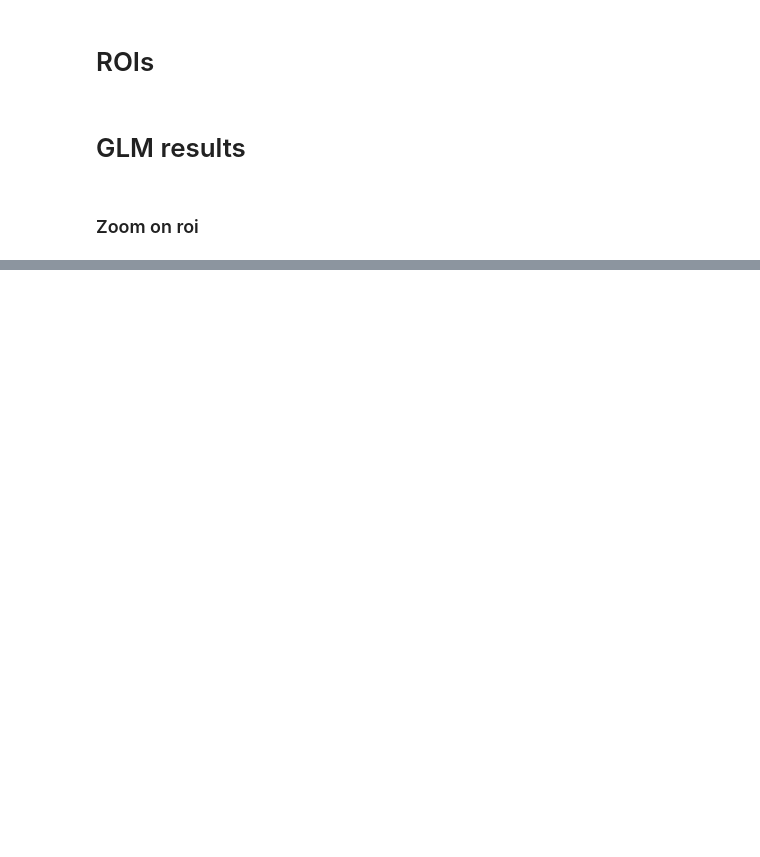
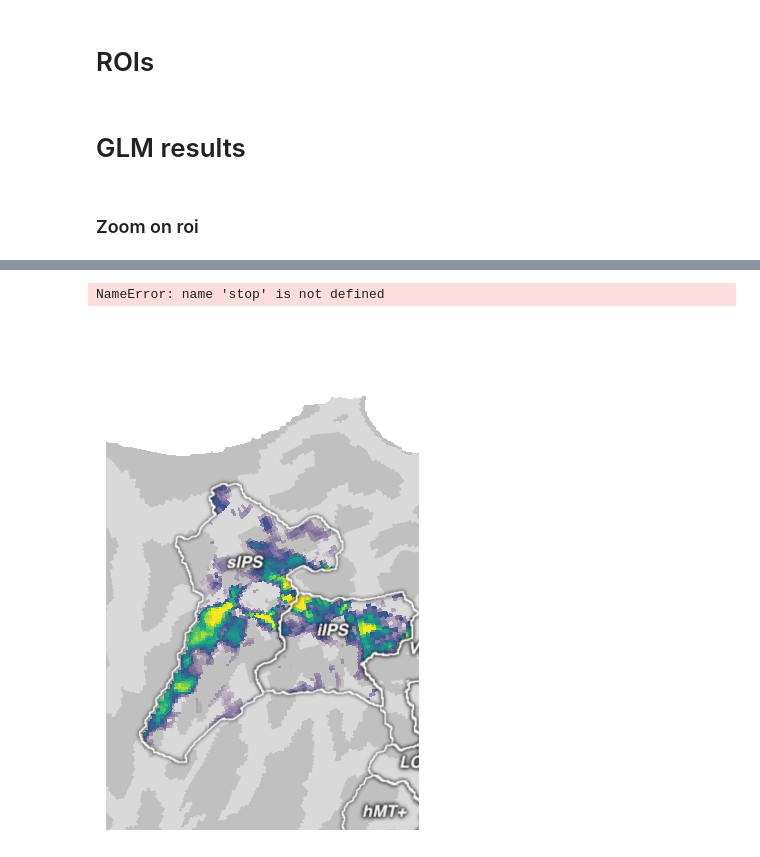
Before and after one commit to mszinte/pRF_analysis, a Jupyter notebook: RetinoMaps/dev/Paper/pycortex_plots.ipynb, the cells around one changed output, grey strips where cells are left out. Cells and saved outputs as stored; diff of their text form; code cells hidden in the pictures; blank space fills up the shorter version.

Commit message:
working on figures notebooks

```diff
--- a/RetinoMaps/dev/Paper/pycortex_plots.ipynb
+++ b/RetinoMaps/dev/Paper/pycortex_plots.ipynb
@@ -44,8 +55,8 @@ port_num = 25000
 # %% [markdown]
 ## Zoom on ROI
 # %%
-prf_task_name = analysis_info['prf_task_name']
+prf_task_name = analysis_info['prf_task_names'][0]
 maps_names_css = analysis_info['maps_names_css']
 maps_names_pcm = analysis_info['maps_names_pcm']
 maps_names_css_stats = analysis_info['maps_names_css_stats']
-alpha_range = analysis_info["alpha_range"]
+alpha_range = analysis_info["flatmap_alpha_range"]
@@ -294,7 +316,9 @@ pycortex_subject = 'sub-170k'
 save_svg = False
 
 rois_dir = "{}/{}/derivatives/pp_data/{}/{}/rois".format(main_dir, project_dir, subject,format_)
-roi_fn = '{}/{}_rois.dtseries.nii'.format(rois_dir, subject)
+roi_fn = '{}/{}_{}_{}_{}_{}.dtseries.nii'.format(rois_dir, subject,
+                                          preproc_prep, filtering,
+                                          normalization, rois_method_format)
 results = load_surface_pycortex(brain_fn=roi_fn)
 roi_mat = results['data_concat']
 # %%
@@ -419,17 +451,17 @@ for zoom, cfg in zooms.items():
 # GLM results
 # %% [markdown]
 ### Zoom on roi
+# %%
+# Settings
+pycortex_subject = 'sub-hcp1.6mm'
+format_ = '170k'
+extension = 'dtseries.nii'
+prf_task_name = analysis_info['prf_task_names'][0]
+alpha_range = analysis_info["flatmap_alpha_range"]
+group_tasks = analysis_info['task_intertask']
+flatmaps_dir = '/Users/uriel/Library/CloudStorage/Dropbox/retinomaps/figures/material/flatmaps/all_subjects'
 # %%
-# Settings
-pycortex_subject = 'sub-170k'
-format_ = '170k'
-extension = 'dtseries.nii'
-prf_task_name = analysis_info['prf_task_name']
-alpha_range = analysis_info["alpha_range"]
-group_tasks = analysis_info['task_intertask']
-flatmaps_dir = '/Users/uriel/Library/CloudStorage/Dropbox/retinomaps/figures/material/flatmaps/all_subjects'
-
-suffix = 'Sac_Pur'
+intertask_group = 'Sac-Pur-pRF'
 sac_task = 'SacLoc'
 pur_task = 'PurLoc'
 save_svg = False
@@ -465,20 +497,20 @@ for subject in subjects :
     colormap_name = 'viridis'
 
     # Define directories and fn
-    intertask_dir = "{}/{}/derivatives/pp_data/{}/{}/intertask".format(
+    intertask_deriv_dir = "{}/{}/derivatives/pp_data/{}/{}/intertask/intertask_derivatives".format(
         main_dir, project_dir, subject,format_)
     prf_stats_dir = "{}/{}/derivatives/pp_data/{}/{}/prf/prf_derivatives".format(
         main_dir, project_dir, subject,format_)
     glm_stats_dir = "{}/{}/derivatives/pp_data/{}/{}/glm/glm_derivatives".format(
         main_dir, project_dir,  subject,format_)
 
-    stats_avg_fn = '{}/{}_intertask_{}.dtseries.nii'.format(
-        intertask_dir, subject, suffix)
-    prf_stats_avg_fn = '{}/{}_task-{}_fmriprep_dct_avg_prf-stats_loo-median.dtseries.nii'.format(
+    stats_avg_fn = '{}/{}_task-{}_fmriprep_dct_z-score_loo-avg_intertask.dtseries.nii'.format(
+        intertask_deriv_dir, subject, intertask_group)
+    prf_stats_avg_fn = '{}/{}_task-{}_fmriprep_dct_z-score_loo-avg_prf-css_stats.dtseries.nii'.format(
         prf_stats_dir, subject, prf_task_name)
-    sac_stats_avg_fn = '{}/{}_task-{}_fmriprep_dct_avg_glm-stats_loo-median.dtseries.nii'.format(
+    sac_stats_avg_fn = '{}/{}_task-{}_fmriprep_dct_z-score_loo-avg_glm-stats.dtseries.nii'.format(
         glm_stats_dir, subject, sac_task)
-    pur_stats_avg_fn = '{}/{}_task-{}_fmriprep_dct_avg_glm-stats_loo-median.dtseries.nii'.format(
+    pur_stats_avg_fn = '{}/{}_task-{}_fmriprep_dct_z-score_loo-avg_glm-stats.dtseries.nii'.format(
         glm_stats_dir, subject, pur_task)
 
     #  Load data
@@ -576,13 +608,15 @@ for subject in subjects :
                                                               axis=0)
 
     # === Retrieve ROIs and define masks ===
-    rois_dic = get_rois(
-        subject=subject, return_concat_hemis=True, return_hemi=None,
-        rois=None, mask=True, atlas_name='mmp_group', surf_size='59k'
-    )
+    rois_dict = get_rois(subject=pycortex_subject,
+                              surf_format='59k',
+                              rois_type=rois_method_format,
+                              mask=True,
+                              rois=None,
+                              hemis=None)
 
-    frontal_mask = rois_dic['iPCS'] | rois_dic['sPCS'] | rois_dic['mPCS']
-    parietal_mask = rois_dic['iIPS'] | rois_dic['sIPS']
+    frontal_mask = rois_dict['iPCS'] | rois_dict['sPCS'] | rois_dict['mPCS']
+    parietal_mask = rois_dict['iIPS'] | rois_dict['sIPS']
     frontal_parietal_mask = frontal_mask | parietal_mask
 
     # === Generate colormap ===
@@ -628,10 +662,12 @@ for subject in subjects :
             ymin_add, ymax_add = cfg['ymin_add'], cfg['ymax_add']
 
             # Get ROI vertex indices
-            roi_verts = get_rois(
-                subject=subject, return_concat_hemis=True, return_hemi=False,
-                rois=roi, mask=False, atlas_name='mmp_group', surf_size='59k'
-            )
+            roi_verts = get_rois(subject=pycortex_subject,
+                          surf_format='59k',
+                          rois_type=rois_method_format,
+                          mask=False,
+                          rois=roi,
+                          hemis=None)
             roi_map = cortex.Vertex.empty(pycortex_subject)
             roi_map.data[roi_verts[roi[0]]] = 1
 
@@ -661,8 +697,9 @@ for subject in subjects :
                 braindata, depth=1, thick=1, sampler='nearest',
                 with_curvature=True, nanmean=True, with_labels=True,
                 with_colorbar=False, with_borders=True,
-                curvature_brightness=1, curvature_contrast=0.25,
-                with_figure=True
+                curvature_brightness=0.80, curvature_contrast=0.1,
+                with_figure=True,
+                overlay_file=overlay_fn,
             )
             ax = fig.axes[0]
             ax.axis([xmin, xmax, ymin, ymax])
@@ -671,7 +708,8 @@ for subject in subjects :
             fig.set_size_inches(5, 5)
 
             out_path = "{}/{}_{}_{}.pdf".format(flatmaps_dir, subject, task_name, zoom)
-            plt.savefig(out_path, bbox_inches='tight', pad_inches=0, dpi=500)
-            plt.close(fig)
+            # plt.savefig(out_path, bbox_inches='tight', pad_inches=0, dpi=500)
+            # plt.close(fig)
+            stop
 # %% [output]
 sub-01
@@ -696,0 +716,2 @@ sub-25
+NameError: name 'stop' is not defined
+[figure, added]
```
Also changed, not shown: parts of 6 cells of this notebook, 9 other files.
